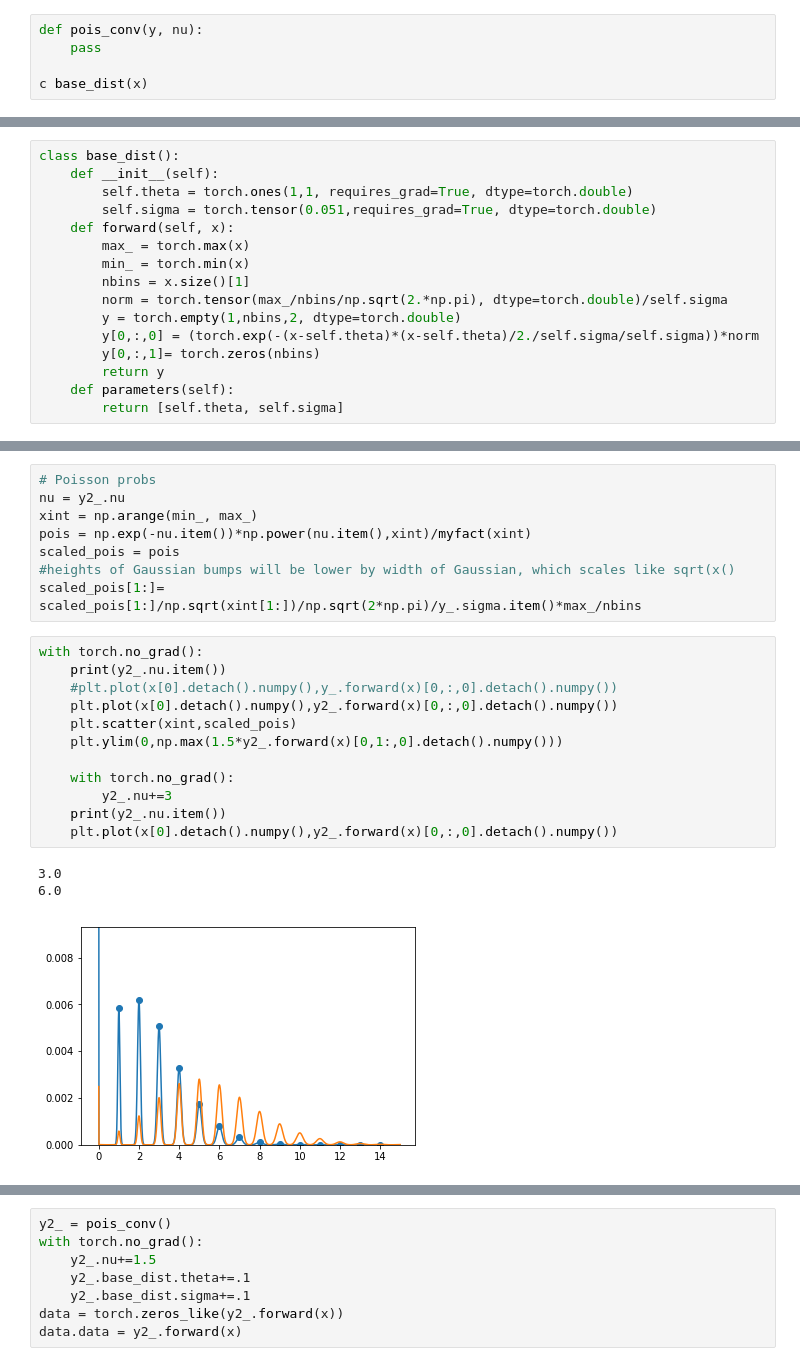
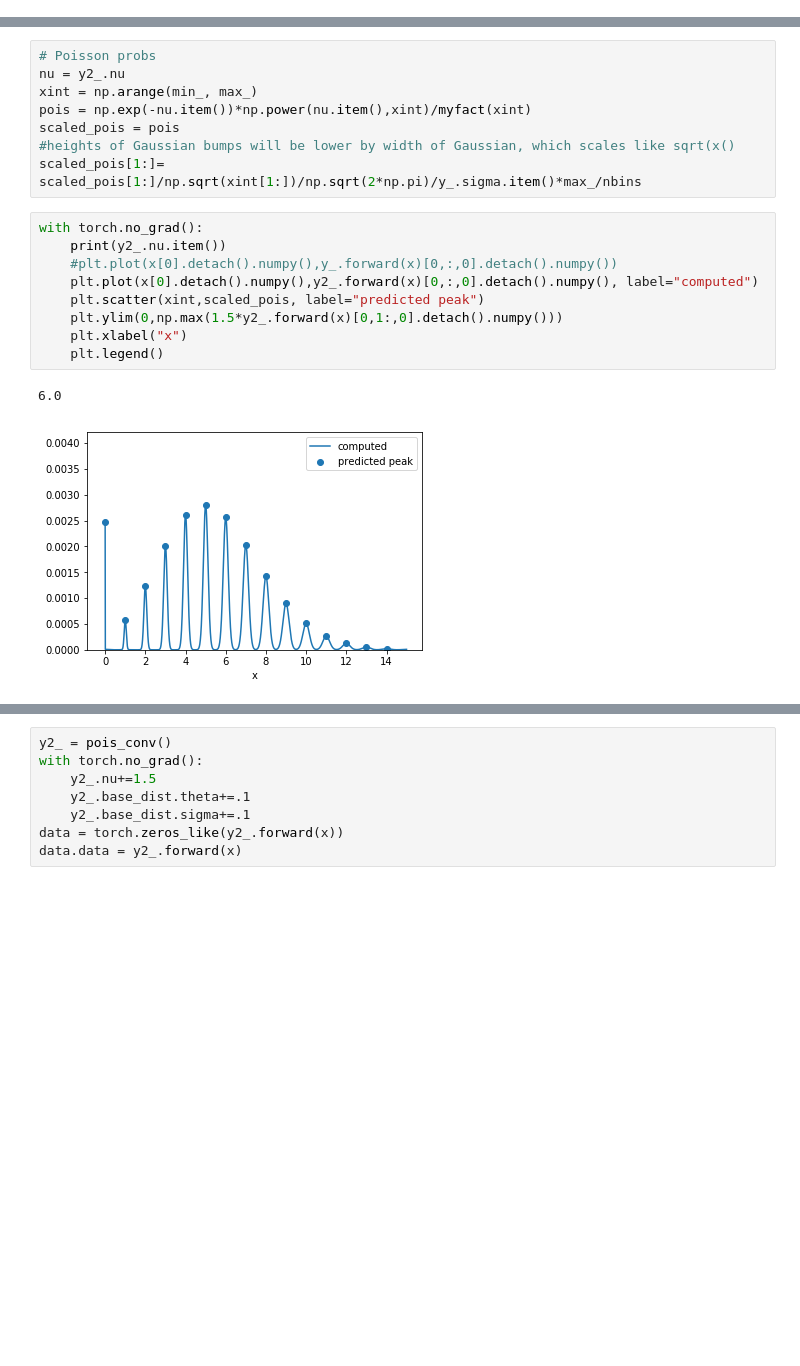
Before and after one commit to cranmer/poisson-convolution-sum, a Jupyter notebook: Poisson-weighted-convolutions.ipynb, the cells around one changed output, grey strips where cells are left out. Cells and saved outputs as stored; diff of their text form; blank space fills up the shorter version.

```diff
--- a/Poisson-weighted-convolutions.ipynb
+++ b/Poisson-weighted-convolutions.ipynb
@@ -105,8 +46,3 @@ def complex_exp_pois(z, nu):
     real_out = torch.exp(real1*nu)*torch.cos(nu*imag1)
     imag_out = torch.exp(real1*nu)*torch.sin(nu*imag1)
     return torch.stack([real_out, imag_out], dim = -1)
-# %%
-def pois_conv(y, nu):
-    pass
-
-c base_dist(x)
@@ -177,17 +66 @@ with torch.no_grad():
-# %%
-class base_dist():
-    def __init__(self):
-        self.theta = torch.ones(1,1, requires_grad=True, dtype=torch.double)
-        self.sigma = torch.tensor(0.051,requires_grad=True, dtype=torch.double)
-    def forward(self, x):
-        max_ = torch.max(x)
-        min_ = torch.min(x)
-        nbins = x.size()[1]
-        norm = torch.tensor(max_/nbins/np.sqrt(2.*np.pi), dtype=torch.double)/self.sigma
-        y = torch.empty(1,nbins,2, dtype=torch.double)
-        y[0,:,0] = (torch.exp(-(x-self.theta)*(x-self.theta)/2./self.sigma/self.sigma))*norm
-        y[0,:,1]= torch.zeros(nbins)
-        return y
-    def parameters(self):
-        return [self.theta, self.sigma]
 # %%
@@ -232,16 +115,12 @@ scaled_pois[1:]= scaled_pois[1:]/np.sqrt(xint[1:])/np.sqrt(2*np.pi)/y_.sigma.ite
 # %%
 with torch.no_grad():
     print(y2_.nu.item())
     #plt.plot(x[0].detach().numpy(),y_.forward(x)[0,:,0].detach().numpy())
-    plt.plot(x[0].detach().numpy(),y2_.forward(x)[0,:,0].detach().numpy())
-    plt.scatter(xint,scaled_pois)
+    plt.plot(x[0].detach().numpy(),y2_.forward(x)[0,:,0].detach().numpy(), label="computed")
+    plt.scatter(xint,scaled_pois, label="predicted peak")
     plt.ylim(0,np.max(1.5*y2_.forward(x)[0,1:,0].detach().numpy()))
-
-    with torch.no_grad():
-        y2_.nu+=3
-    print(y2_.nu.item())
-    plt.plot(x[0].detach().numpy(),y2_.forward(x)[0,:,0].detach().numpy())
+    plt.xlabel("x")
+    plt.legend()
 # %% [output]
-3.0
 6.0
-[figure, old version]
+[figure, new version]
```
Also changed, not shown: parts of 23 cells of this notebook, 1 other file.
